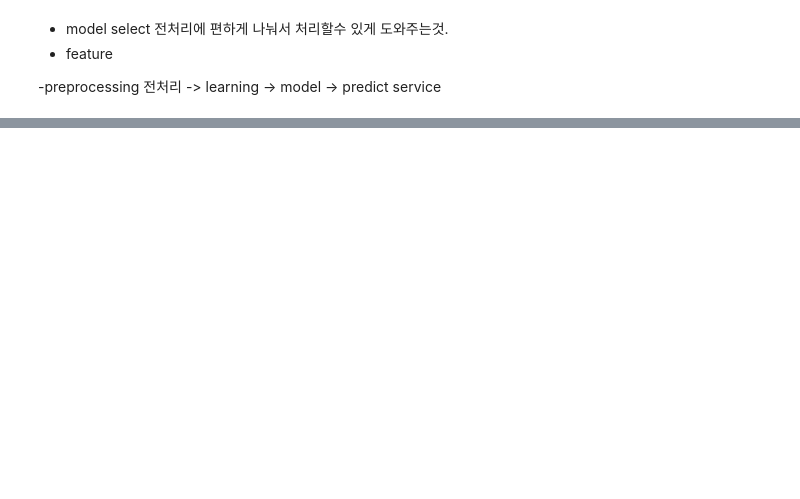
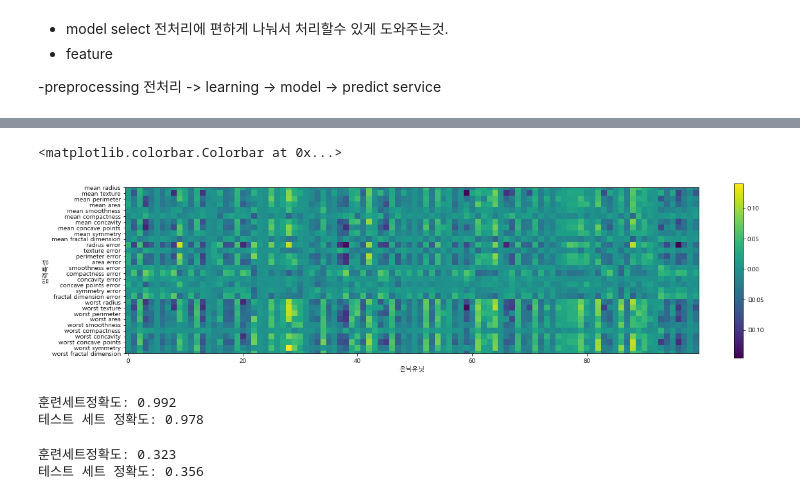
Before and after one commit to Joonyeong97/Python_study, a Jupyter notebook: Python/script/scikit/15일차.ipynb, the cells around one changed output, grey strips where cells are left out. Saved outputs shown, nothing was run; the diff lists cells and outputs as text; code cells hidden in the pictures; blank space fills up the shorter version.

```diff
--- a/Python/script/scikit/15일차.ipynb
+++ b/Python/script/scikit/15일차.ipynb
@@ -37,0 +215,9 @@
+# %%
+from sklearn.neural_network import MLPClassifier
+X_train, X_test, y_train, y_test = train_test_split(cancer.data, cancer.target, random_state=0)
+mlp = MLPClassifier(random_state=42)
+mlp.fit(X_train,y_train) # 가중치 결정
+print("훈련 세트 정확도: {:.2f}".format(mlp.score(X_train,y_train))) # 94%
+print("테스트 세트 정확도: {:.2f}".format(mlp.score(X_test,y_test)))
+mlp
+# 20%정도 차이나면 과적합이고 10% 정도 차이나면 고민해야함;;
@@ -37,0 +234,12 @@
+# %%
+mean_on_train = X_train.mean(axis=0)
+std_on_train = X_train.std(axis=0)
+# z점수 표준화~
+X_train_scaled = (X_train - mean_on_train) / std_on_train
+X_test_scaled = (X_test - mean_on_train) / std_on_train
+
+mlp = MLPClassifier(random_state = 0)
+mlp.fit(X_train_scaled, y_train)
+
+print("훈련세트정확도: {:.3f}".format(mlp.score(X_train_scaled,y_train)))
+print("테스트 세트 정확도: {:.3f}".format(mlp.score(X_test_scaled,y_test)))
@@ -37,0 +249,6 @@
+# %%
+mlp = MLPClassifier(max_iter=1000,random_state = 0) # max_iter=1000 천번돌려라
+mlp.fit(X_train_scaled, y_train)
+
+print("훈련세트정확도: {:.3f}".format(mlp.score(X_train_scaled,y_train)))
+print("테스트 세트 정확도: {:.3f}".format(mlp.score(X_test_scaled,y_test)))
@@ -37,0 +258,7 @@
+# %%
+# 일반화 되었다~ 이런게 좋은 모델이다~
+mlp = MLPClassifier(max_iter=1000,alpha = 1,random_state = 0) # alpha = 1  규제를줘라
+mlp.fit(X_train_scaled, y_train)
+
+print("훈련세트정확도: {:.3f}".format(mlp.score(X_train_scaled,y_train)))
+print("테스트 세트 정확도: {:.3f}".format(mlp.score(X_test_scaled,y_test)))
@@ -37,0 +288,10 @@
+# %%
+plt.figure(figsize =(20,5))
+plt.imshow(mlp.coefs_[0], interpolation = 'none', cmap='viridis')
+plt.yticks(range(30), cancer.feature_names)
+plt.xlabel("은닉유닛")
+plt.ylabel("입력특성")
+plt.colorbar()
+# %% [output]
+<matplotlib.colorbar.Colorbar at 0x...>
+[figure, added]
@@ -37,0 +315,29 @@
+# %%
+# Z 점수 정규화 한거~
+from sklearn.neural_network import MLPClassifier
+from sklearn.model_selection import train_test_split
+
+X_train, X_test, y_train, y_test = train_test_split(wine.data, wine.target, random_state=0)
+
+# z점수 표준화~
+mean_on_train = X_train.mean(axis=0)
+std_on_train = X_train.std(axis=0)
+X_train_scaled = (X_train - mean_on_train) / std_on_train
+X_test_scaled = (X_test - mean_on_train) / std_on_train
+
+mlp = MLPClassifier(max_iter=60,alpha = 2,random_state=42)
+mlp.fit(X_train_scaled, y_train)
+print("훈련세트정확도: {:.3f}".format(mlp.score(X_train_scaled,y_train)))
+print("테스트 세트 정확도: {:.3f}".format(mlp.score(X_test_scaled,y_test)))
+# %% [output]
+훈련세트정확도: 0.992
+테스트 세트 정확도: 0.978
+# %%
+# 정규화 없이~
+mlp2 = MLPClassifier(max_iter=60,alpha = 2,random_state=0)
+mlp2.fit(X_train, y_train)
+print("훈련세트정확도: {:.3f}".format(mlp.score(X_train,y_train)))
+print("테스트 세트 정확도: {:.3f}".format(mlp.score(X_test,y_test)))
+# %% [output]
+훈련세트정확도: 0.323
+테스트 세트 정확도: 0.356
```
Also changed, not shown: parts of 37 cells of this notebook, 2 other files.
